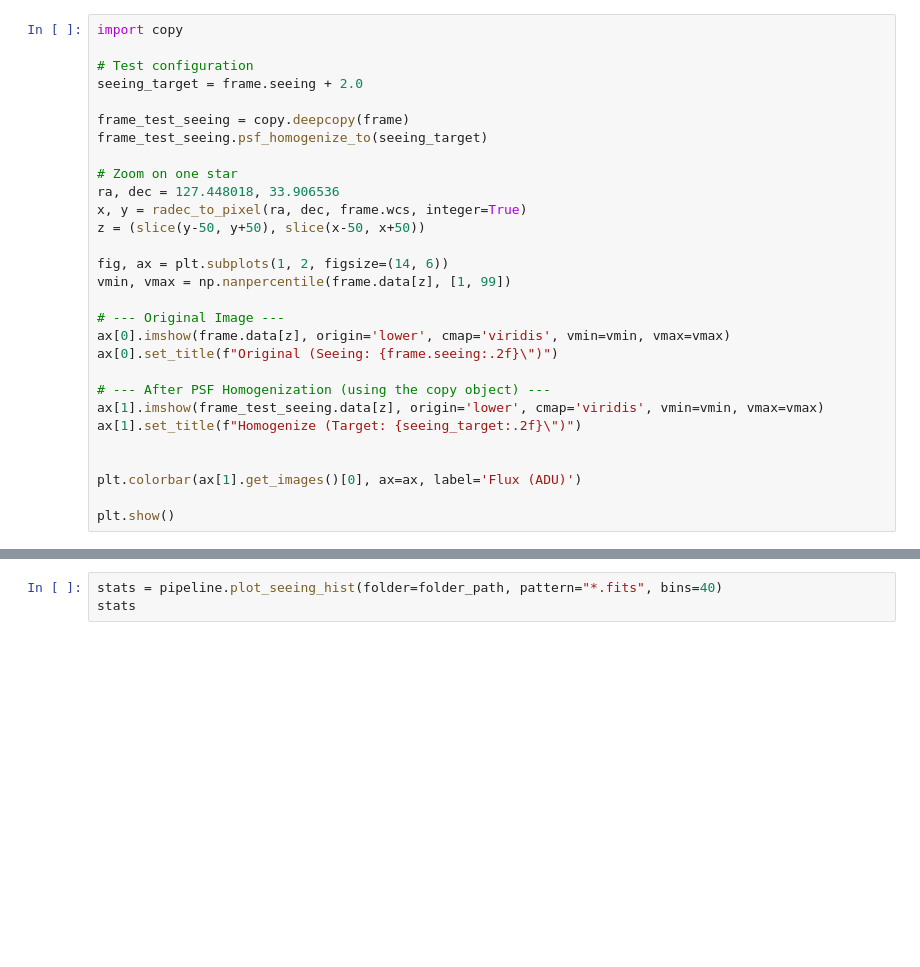
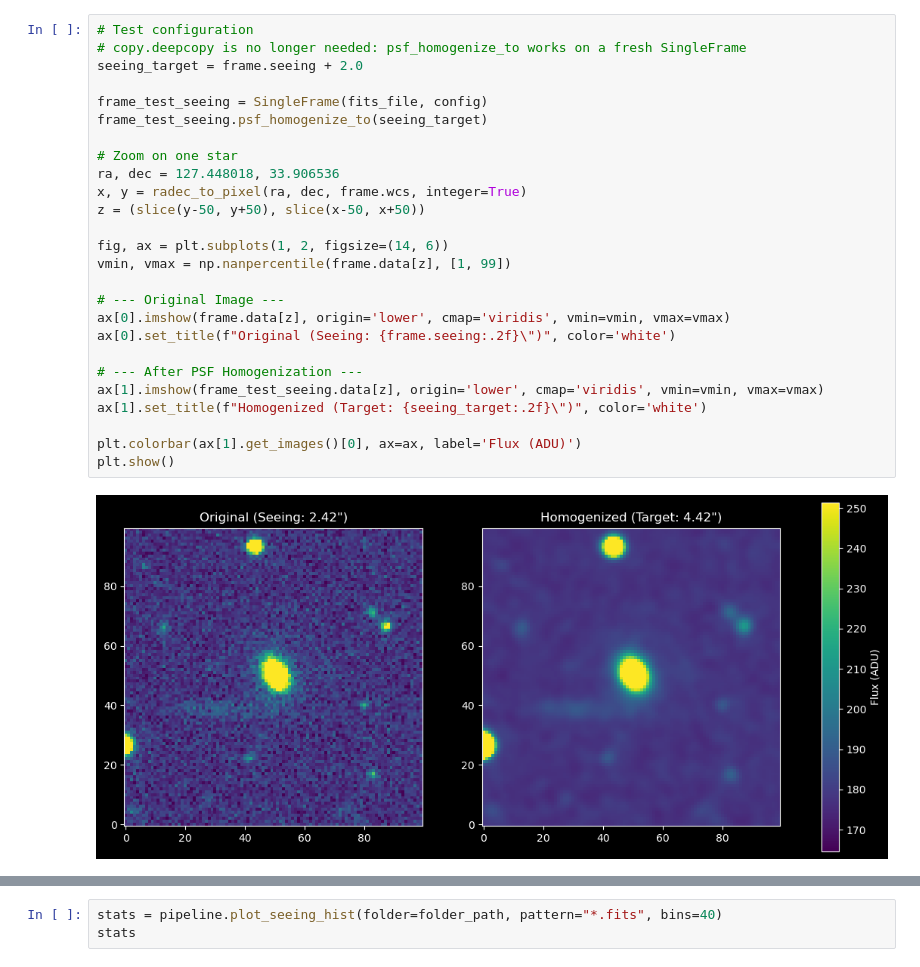
Before and after one commit to Quarvois/ztf-image-processing-pipeline, a Jupyter notebook: Notebook_ZTF_Pipeline.ipynb, the cells around one changed output, grey strips where cells are left out. Cells and saved outputs as stored; diff of their text form; blank space fills up the shorter version.

```diff
--- a/Notebook_ZTF_Pipeline.ipynb
+++ b/Notebook_ZTF_Pipeline.ipynb
@@ -196,29 +363,28 @@ plt.show()
 # %%
-import copy
-
 # Test configuration
+# copy.deepcopy is no longer needed: psf_homogenize_to works on a fresh SingleFrame
 seeing_target = frame.seeing + 2.0
 
-frame_test_seeing = copy.deepcopy(frame)
+frame_test_seeing = SingleFrame(fits_file, config)
 frame_test_seeing.psf_homogenize_to(seeing_target)
 
 # Zoom on one star
 ra, dec = 127.448018, 33.906536
 x, y = radec_to_pixel(ra, dec, frame.wcs, integer=True)
 z = (slice(y-50, y+50), slice(x-50, x+50))
 
 fig, ax = plt.subplots(1, 2, figsize=(14, 6))
 vmin, vmax = np.nanpercentile(frame.data[z], [1, 99])
 
 # --- Original Image ---
 ax[0].imshow(frame.data[z], origin='lower', cmap='viridis', vmin=vmin, vmax=vmax)
-ax[0].set_title(f"Original (Seeing: {frame.seeing:.2f}\")")
+ax[0].set_title(f"Original (Seeing: {frame.seeing:.2f}\")", color='white')
 
-# --- After PSF Homogenization (using the copy object) ---
+# --- After PSF Homogenization ---
 ax[1].imshow(frame_test_seeing.data[z], origin='lower', cmap='viridis', vmin=vmin, vmax=vmax)
-ax[1].set_title(f"Homogenize (Target: {seeing_target:.2f}\")")
-
+ax[1].set_title(f"Homogenized (Target: {seeing_target:.2f}\")", color='white')
 
 plt.colorbar(ax[1].get_images()[0], ax=ax, label='Flux (ADU)')
-
 plt.show()
+# %% [output]
+[figure, added]
```
Also changed, not shown: parts of 18 cells of this notebook, 1 other file.
